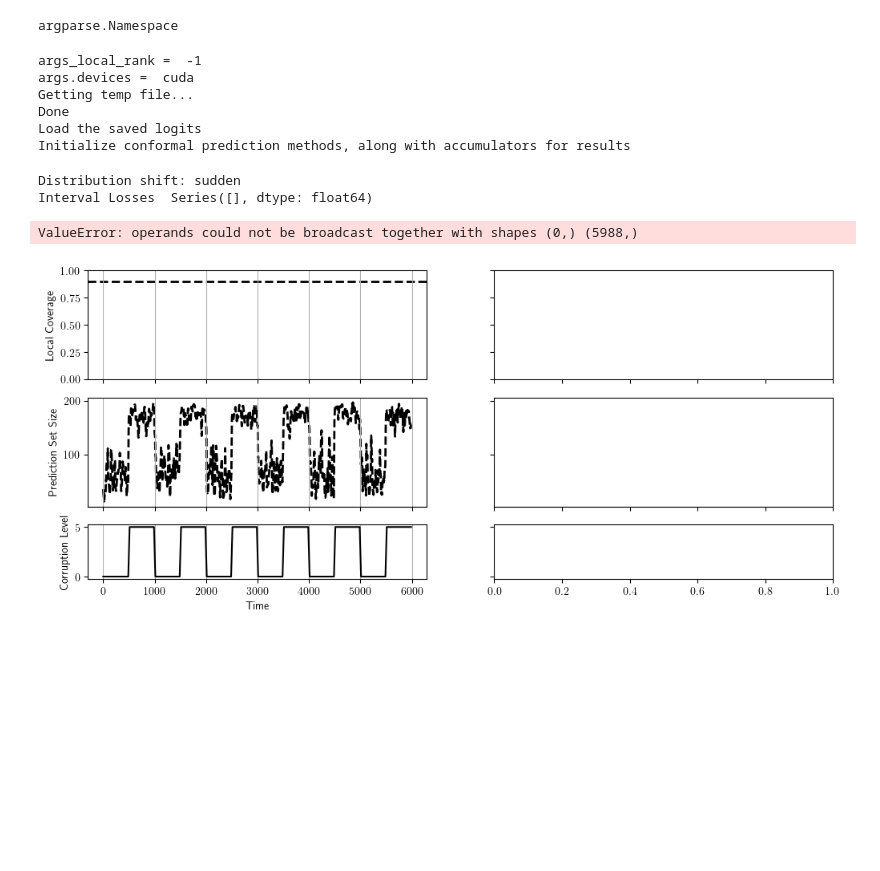
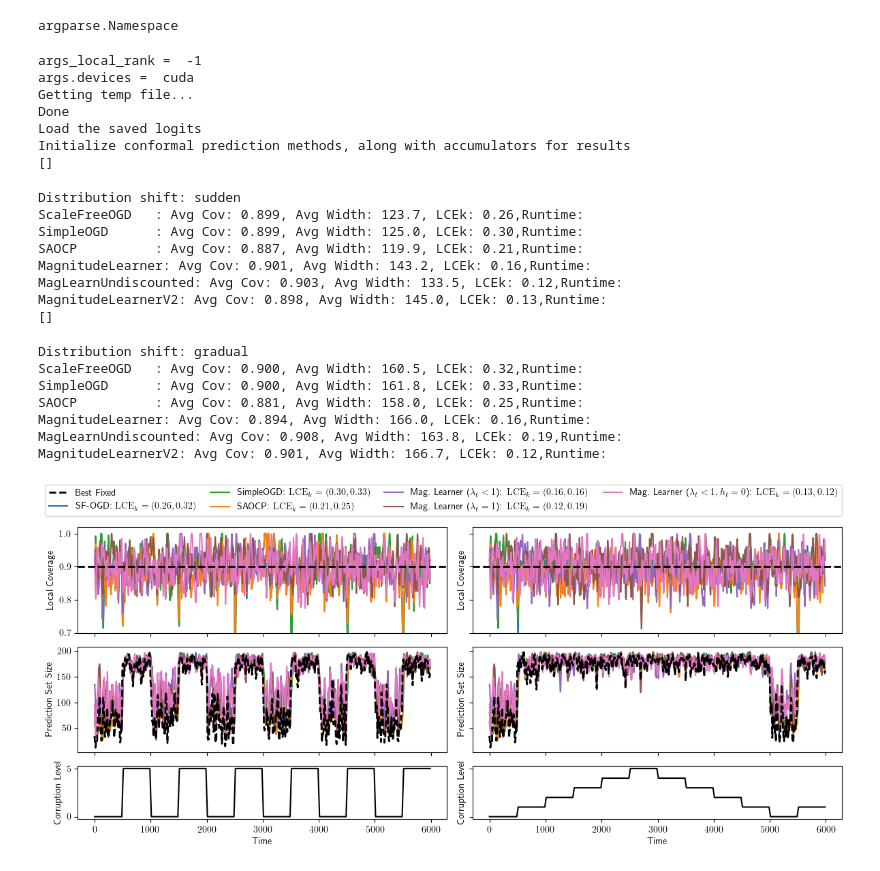
Before and after one commit to ComputationalRobotics/discounted-adaptive, a Jupyter notebook: vision_TinyImageNet.ipynb, the cells around one changed output. Saved outputs shown, nothing was run; the diff lists cells and outputs as text; code cells hidden in the pictures; blank space fills up the shorter version.

```diff
--- a/vision_TinyImageNet.ipynb
+++ b/vision_TinyImageNet.ipynb
@@ -264,8 +264,7 @@ if args.local_rank in [-1, 0]:
     lmbda, k_reg, n_class = raps_params(args.dataset)
     D_old = 1 + lmbda * np.sqrt(n_class - k_reg)
     D = D_old
-    methods = [MagnitudeLearnerV2]
-    #methods = [ScaleFreeOGD, SimpleOGD, SAOCP, MagnitudeLearner, MagLearnUndiscounted]
+    methods = [ScaleFreeOGD, SimpleOGD, SAOCP, MagnitudeLearner, MagLearnUndiscounted, MagnitudeLearnerV2]
     label2err = defaultdict(list)
     plt.rcParams["text.usetex"] = True
     h = 5 + 0.5 * (len(methods) > 5)
@@ -310,7 +309,7 @@ if args.local_rank in [-1, 0]:
         # Perform evaluation & produce a pretty graph
         plot_loss = False
         for ax in axs[:, i_shift]:
-            ax.xaxis.grid(True)
+            ax.xaxis.grid(False)
             ax.tick_params(axis="both", which="both", labelsize=10)
 
         ax1, ax2, ax3 = axs[:, i_shift]
@@ -331,11 +330,16 @@ if args.local_rank in [-1, 0]:
             # Compute various summary statistics
             name = m.__name__ # name of the method (OGD, SAOCP, etc.)
             label = sub("Split", "S", sub("Conformal", "CP", sub("ScaleFree", "SF-", sub("_", "-", name))))
+            if name == "MagnitudeLearner":
+                label = "Mag. Learner ($\lambda_t < 1$)"
+            if name == "MagLearnUndiscounted":
+                label = "Mag. Learner ($\lambda_t = 1$)"
+            if name == "MagnitudeLearnerV2":
+                label = "Mag. Learner ($\lambda_t < 1, h_t = 0$)"
             s_hat = np.asarray(s_hats[name])
             int_cov = gaussian_filter1d(pd.Series(coverages[name]).rolling(window).mean().dropna(), sigma=3)
             int_w = pd.Series(s_hats[name] if plot_loss else widths[name]).rolling(window).mean().dropna()
             int_losses = pd.Series(pinball_loss(s_opts, s_hat, args.target_cov)).rolling(window).mean().dropna()
-            print("Interval Losses ", int_losses)
             opts = [pinball_loss(s_opts[i : i + window], q, args.target_cov).mean() for i, q in enumerate(int_q)]
             int_regret = int_losses.values - np.asarray(opts)
             int_miscov = np.abs(args.target_cov - int_cov)
@@ -347,40 +351,53 @@ if args.local_rank in [-1, 0]:
             ax2.plot(range(len(int_w)), gaussian_filter1d(int_w, sigma=2), zorder=i, label=label, color=color)
             if min(int_cov) < args.target_cov - 0.2:
                 ax1.set_ylim(args.target_cov - 0.2, 1.02)
-
+            #
+            # f"Avg Miscov: {np.mean(int_miscov):.3f}, "
+            # f"Avg Regret: {np.mean(int_regret):.4f}, "
             print(
                 f"{name:15}: "
                 f"Avg Cov: {np.mean(coverages[name]):.3f}, "
                 f"Avg Width: {np.mean(widths[name]):.1f}, "
-                f"Avg Miscov: {np.mean(int_miscov):.3f}, "
-                f"Avg Regret: {np.mean(int_regret):.4f}, "
                 f"LCEk: {np.max(int_miscov):.2f},"
                 f"Runtime:"
             )
 
     fig.tight_layout()
     labels = []
     lines = axs[0, 0].get_lines()
     for line in lines:
         label = line.get_label()
         if label in label2err:
             label = f"{label}: $\\mathrm{{LCE}}_k = ({','.join(label2err[label])})$"
         labels.append(label)
     #ncols = math.ceil(len(lines) / 2) if FACI_S in methods else len(lines)
-    ncols = 3
+    ncols = 4
     fig.subplots_adjust(top=0.92 if ncols == len(lines) else 0.88)
     fig.legend(lines, labels, loc="upper center", ncols=ncols, fontsize=10, columnspacing=1.5)
     figdir = os.path.join(os.path.dirname(os.path.abspath(__file__)), "figures")
     os.makedirs(figdir, exist_ok=True)
     fig.savefig(os.path.join(figdir, f"{args.dataset}_{round(D/D_old,3)}D.pdf"))
 # %% [output]
 args_local_rank =  -1
 args.devices =  cuda
 Getting temp file...
 Done
 Load the saved logits
 Initialize conformal prediction methods, along with accumulators for results
+[]
 Distribution shift: sudden
-Interval Losses  Series([], dtype: float64)
+ScaleFreeOGD   : Avg Cov: 0.899, Avg Width: 123.7, LCEk: 0.26,Runtime:
+SimpleOGD      : Avg Cov: 0.899, Avg Width: 125.0, LCEk: 0.30,Runtime:
+SAOCP          : Avg Cov: 0.887, Avg Width: 119.9, LCEk: 0.21,Runtime:
+MagnitudeLearner: Avg Cov: 0.901, Avg Width: 143.2, LCEk: 0.16,Runtime:
+MagLearnUndiscounted: Avg Cov: 0.903, Avg Width: 133.5, LCEk: 0.12,Runtime:
+MagnitudeLearnerV2: Avg Cov: 0.898, Avg Width: 145.0, LCEk: 0.13,Runtime:
+[]
-ValueError: operands could not be broadcast together with shapes (0,) (5988,)
+Distribution shift: gradual
+ScaleFreeOGD   : Avg Cov: 0.900, Avg Width: 160.5, LCEk: 0.32,Runtime:
+SimpleOGD      : Avg Cov: 0.900, Avg Width: 161.8, LCEk: 0.33,Runtime:
+SAOCP          : Avg Cov: 0.881, Avg Width: 158.0, LCEk: 0.25,Runtime:
+MagnitudeLearner: Avg Cov: 0.894, Avg Width: 166.0, LCEk: 0.16,Runtime:
+MagLearnUndiscounted: Avg Cov: 0.908, Avg Width: 163.8, LCEk: 0.19,Runtime:
+MagnitudeLearnerV2: Avg Cov: 0.901, Avg Width: 166.7, LCEk: 0.12,Runtime:
-[figure, old version]
+[figure, new version]
```
Also changed, not shown: 3 other files.
